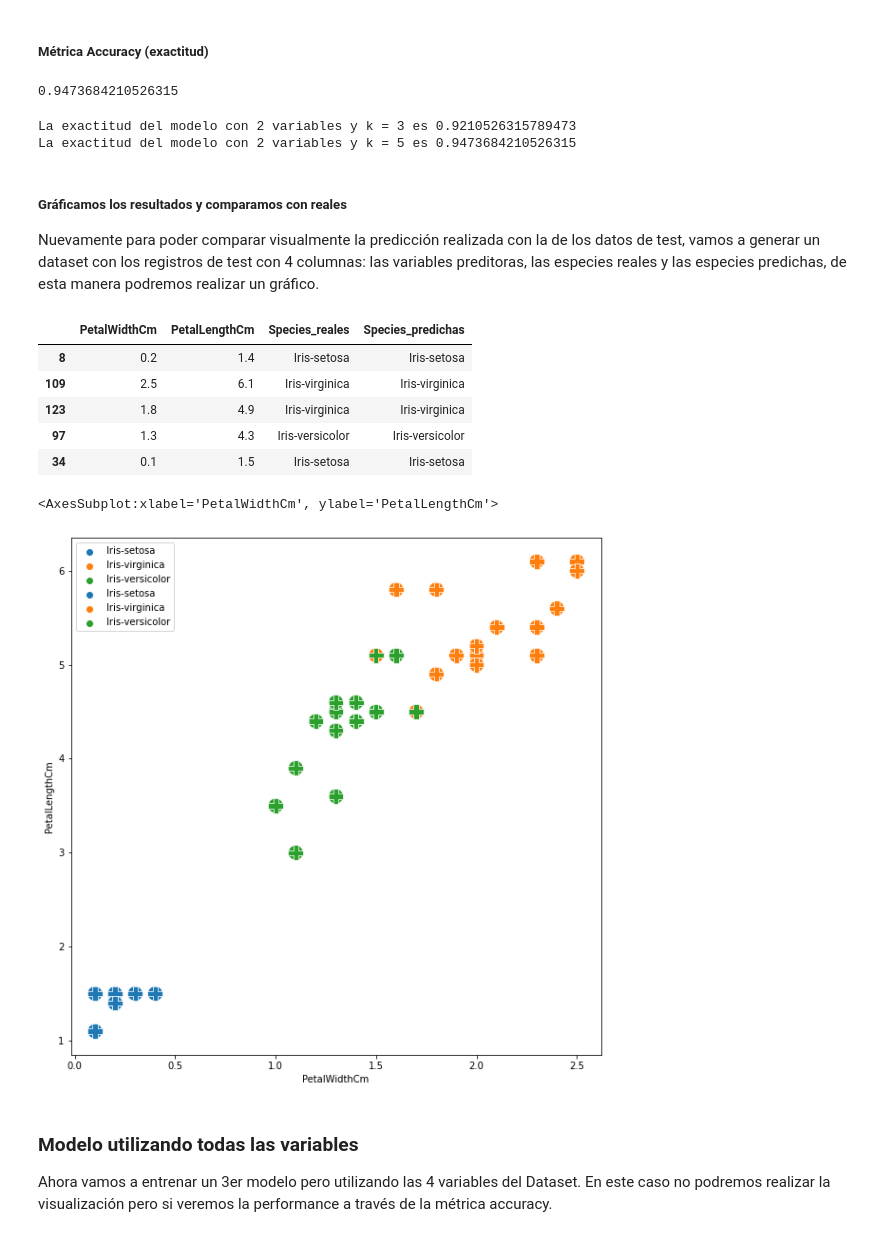
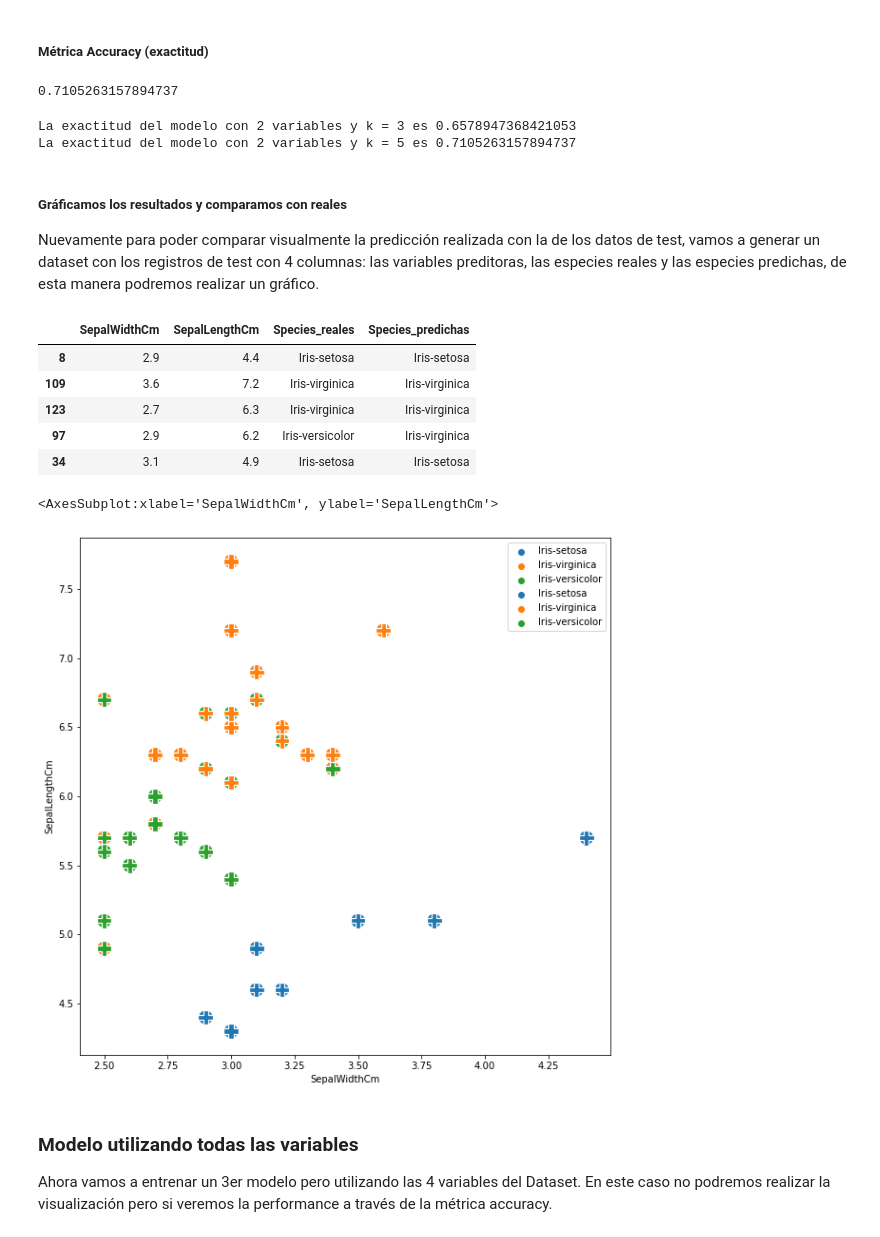
Before and after one commit to IonatanPerez/AprenderProgramando_cursos_2022, a Jupyter notebook: Material_teorico/Modulo3/Semana 2/KNN.ipynb, the cells around one changed output. Saved outputs shown, nothing was run; the diff lists cells and outputs as text; code cells hidden in the pictures.

```diff
--- a/Material_teorico/Modulo3/Semana 2/KNN.ipynb
+++ b/Material_teorico/Modulo3/Semana 2/KNN.ipynb
@@ -111,7 +111,8 @@ Para poder realizar una visualización de lo que estamos realizando al entrenar
 En este caso seleccionaremos el largo y ancho del pétalo y vamos a entrenar un modelo de [KNN](https://scikit-learn.org/stable/modules/generated/sklearn.neighbors.KNeighborsClassifier.html#sklearn.neighbors.KNeighborsClassifier).
 # %%
 # Generamos el DataFrame que utilizaremos unicamente con 2 variables más la variable a predecir
-
-data_2variables = data[["PetalWidthCm", "PetalLengthCm", "Species"]]
+column1 = "SepalWidthCm"
+column2 = "SepalLengthCm"
+data_2variables = data[[column1, column2, "Species"]]
 data_2variables.head(3)
 # %% [output]
@@ -319,38 +320,38 @@ Text(33.0, 0.5, 'Etiquetas reales')
 exactitud_2variables_k5 = accuracy_score(y_test, y_pred_2variables_k5)
 exactitud_2variables_k5
 # %% [output]
-0.9473684210526315
+0.7105263157894737
 # %%
 print("La exactitud del modelo con 2 variables y k = 3 es", exactitud_2variables_k3)
 print("La exactitud del modelo con 2 variables y k = 5 es", exactitud_2variables_k5)
 # %% [output]
-La exactitud del modelo con 2 variables y k = 3 es 0.9210526315789473
-La exactitud del modelo con 2 variables y k = 5 es 0.9473684210526315
+La exactitud del modelo con 2 variables y k = 3 es 0.6578947368421053
+La exactitud del modelo con 2 variables y k = 5 es 0.7105263157894737
 # %% [markdown]
 ##### Gráficamos los resultados y comparamos con reales
 
 Nuevamente para poder comparar visualmente la predicción realizada con la de los datos de test, vamos a generar un dataset con los registros de test con 4 columnas: las variables preditoras, las especies reales y las especies predichas, de esta manera podremos realizar un gráfico.
 # %%
-df_grafico_hiper5 = pd.concat([X_test["PetalWidthCm"], X_test["PetalLengthCm"]], axis=1)
+df_grafico_hiper5 = pd.concat([X_test[column1], X_test[column2]], axis=1)
 df_grafico_hiper5["Species_reales"] = y_test
 df_grafico_hiper5["Species_predichas"] = y_pred_2variables_k5
 df_grafico_hiper5.head()
 # %% [output]
-|  | PetalWidthCm | PetalLengthCm | Species_reales | Species_predichas |
-| 8 | 0.2 | 1.4 | Iris-setosa | Iris-setosa |
-| 109 | 2.5 | 6.1 | Iris-virginica | Iris-virginica |
-| 123 | 1.8 | 4.9 | Iris-virginica | Iris-virginica |
-| 97 | 1.3 | 4.3 | Iris-versicolor | Iris-versicolor |
-| 34 | 0.1 | 1.5 | Iris-setosa | Iris-setosa |
+|  | SepalWidthCm | SepalLengthCm | Species_reales | Species_predichas |
+| 8 | 2.9 | 4.4 | Iris-setosa | Iris-setosa |
+| 109 | 3.6 | 7.2 | Iris-virginica | Iris-virginica |
+| 123 | 2.7 | 6.3 | Iris-virginica | Iris-virginica |
+| 97 | 2.9 | 6.2 | Iris-versicolor | Iris-virginica |
+| 34 | 3.1 | 4.9 | Iris-setosa | Iris-setosa |
 # %%
 # Visualizamos para comparar
 
 plt.figure(figsize = (10,10))
-sns.scatterplot(data = df_grafico_hiper5, x = "PetalWidthCm", y = "PetalLengthCm",  hue=df_grafico_hiper5["Species_reales"].to_list(), s=250)
-sns.scatterplot(data = df_grafico_hiper5, x = "PetalWidthCm", y = "PetalLengthCm",  hue=df_grafico_hiper5["Species_predichas"].to_list(), s=250, marker="P")
+sns.scatterplot(data = df_grafico_hiper5, x = column1, y = column2,  hue=df_grafico_hiper5["Species_reales"].to_list(), s=250)
+sns.scatterplot(data = df_grafico_hiper5, x = column1, y = column2,  hue=df_grafico_hiper5["Species_predichas"].to_list(), s=250, marker="P")
 # %% [output]
-<AxesSubplot:xlabel='PetalWidthCm', ylabel='PetalLengthCm'>
+<AxesSubplot:xlabel='SepalWidthCm', ylabel='SepalLengthCm'>
-[figure, old version]
+[figure, new version]
 # %% [markdown]
 ### Modelo utilizando todas las variables
 
```
Also changed, not shown: parts of 14 cells of this notebook.
